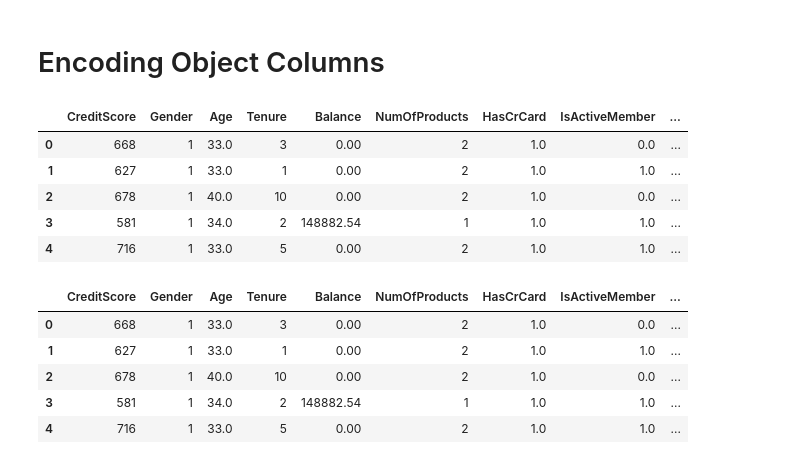
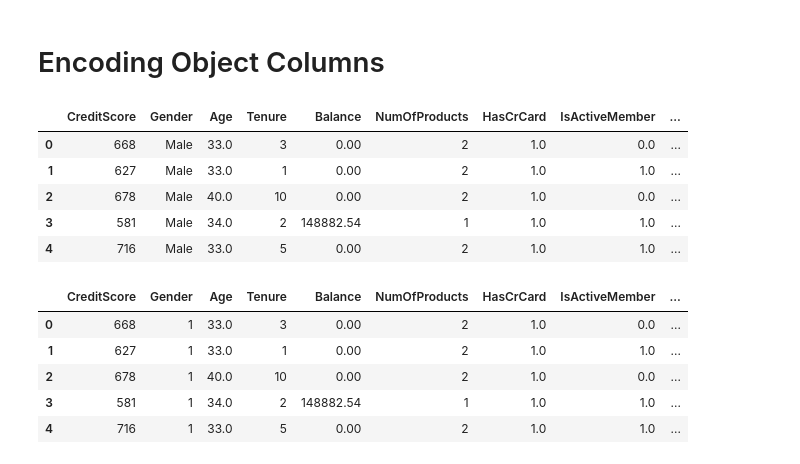
Before and after one commit to ahmed-salah-1/Bank-Churn, a Jupyter notebook: project (1).ipynb, the cells around one changed output. Drawn from its saved outputs; the diff is of its cells as text; code cells hidden in the pictures.

```diff
--- a/project (1).ipynb
+++ b/project (1).ipynb
@@ -138,15 +139,14 @@ plt.show()
 # df  = pd.get_dummies(df , columns=["Gender" , "Geography"] , drop_first=True , dtype=int )
 # %%
 df = pd.get_dummies(df, columns=['Geography'], drop_first=True, dtype=int)
-df['Gender'] = df['Gender'].map({'Female': 0, 'Male': 1})
 df.head()
 # %% [output]
 |  | CreditScore | Gender | Age | Tenure | Balance | NumOfProducts | HasCrCard | IsActiveMember | ... |
-| 0 | 668 | 1 | 33.0 | 3 | 0.00 | 2 | 1.0 | 0.0 | ... |
-| 1 | 627 | 1 | 33.0 | 1 | 0.00 | 2 | 1.0 | 1.0 | ... |
-| 2 | 678 | 1 | 40.0 | 10 | 0.00 | 2 | 1.0 | 0.0 | ... |
-| 3 | 581 | 1 | 34.0 | 2 | 148882.54 | 1 | 1.0 | 1.0 | ... |
-| 4 | 716 | 1 | 33.0 | 5 | 0.00 | 2 | 1.0 | 1.0 | ... |
+| 0 | 668 | Male | 33.0 | 3 | 0.00 | 2 | 1.0 | 0.0 | ... |
+| 1 | 627 | Male | 33.0 | 1 | 0.00 | 2 | 1.0 | 1.0 | ... |
+| 2 | 678 | Male | 40.0 | 10 | 0.00 | 2 | 1.0 | 0.0 | ... |
+| 3 | 581 | Male | 34.0 | 2 | 148882.54 | 1 | 1.0 | 1.0 | ... |
+| 4 | 716 | Male | 33.0 | 5 | 0.00 | 2 | 1.0 | 1.0 | ... |
 # %%
 gender_encoder = LabelEncoder()
 
```
Also changed, not shown: parts of 17 cells of this notebook.
